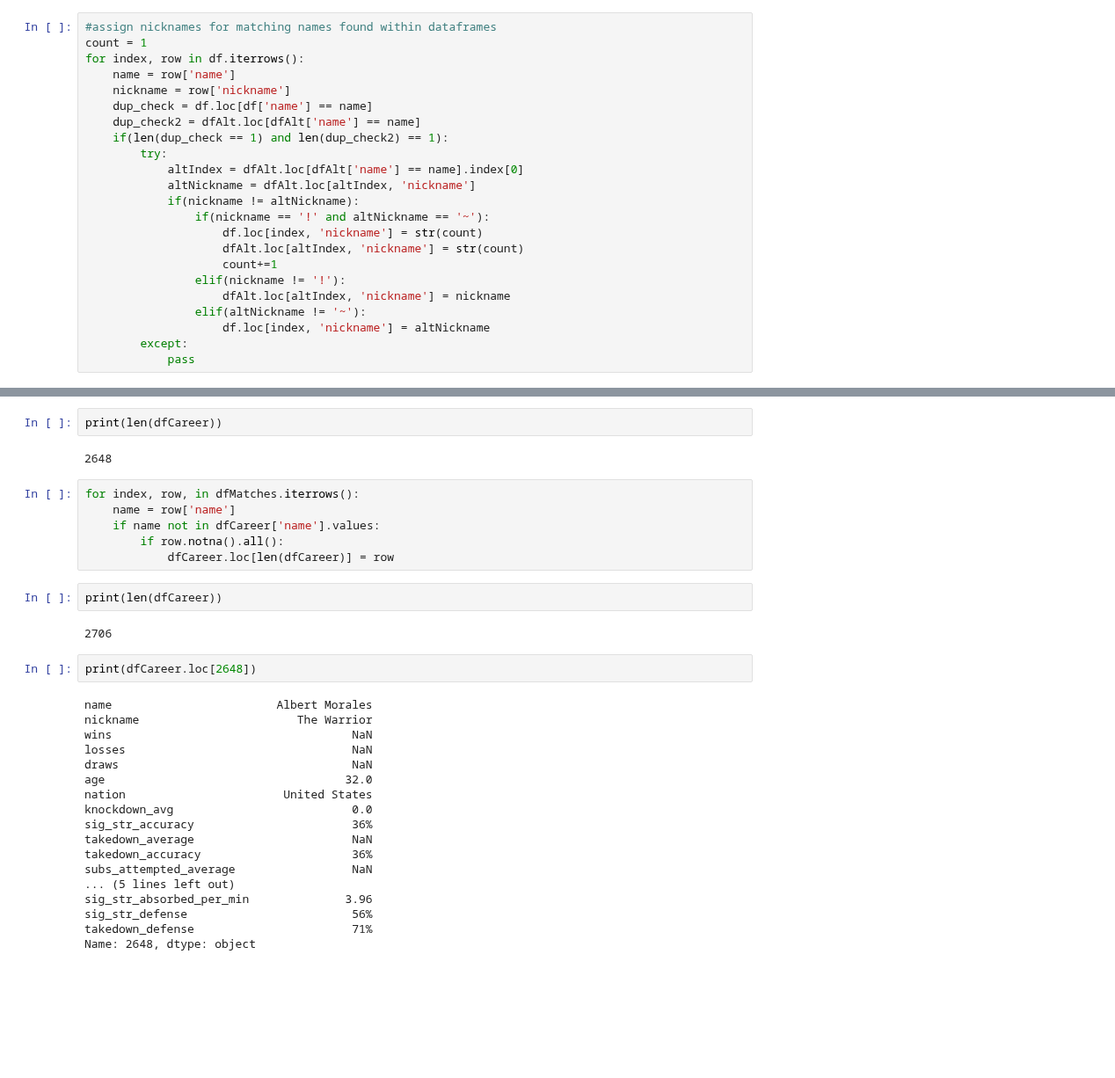
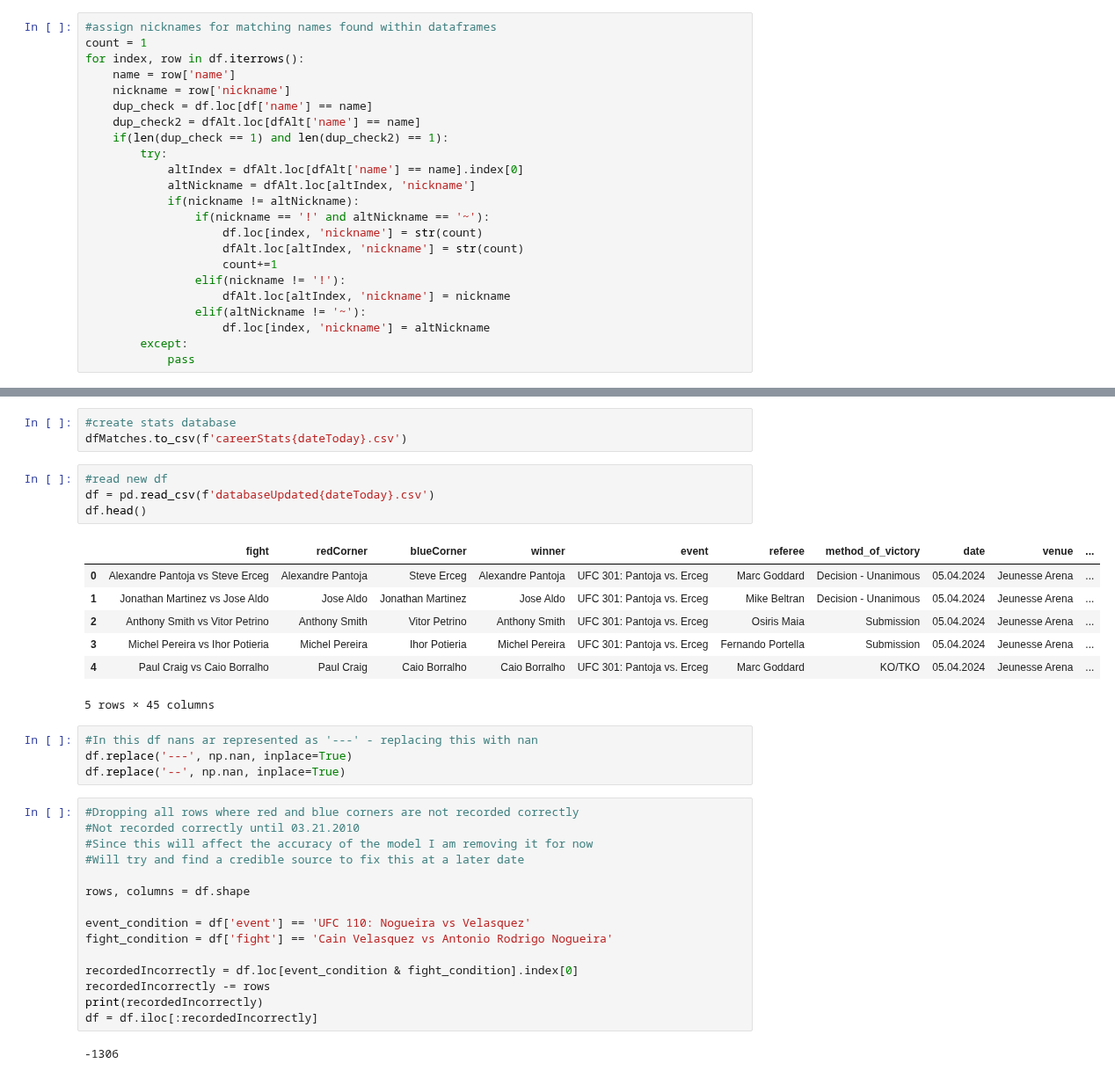
Before and after one commit to maxbraith/UFCModel, a Jupyter notebook: UFCModelGit/Tracking + Update/trackingAndUpdate.ipynb, the cells around one changed output, grey strips where cells are left out. Shown at 88% size. Drawn from its saved outputs; the diff is of its cells as text; blank space fills up the shorter version.

```diff
--- a/UFCModelGit/Tracking + Update/trackingAndUpdate.ipynb
+++ b/UFCModelGit/Tracking + Update/trackingAndUpdate.ipynb
@@ -2384,34 +2401,36 @@ dfCareer.head()
-# %%
-print(len(dfCareer))
-# %% [output]
-2648
-# %%
-for index, row, in dfMatches.iterrows():
-    name = row['name']
-    if name not in dfCareer['name'].values:
-        if row.notna().all():
-            dfCareer.loc[len(dfCareer)] = row
-# %%
-print(len(dfCareer))
-# %% [output]
-2706
-# %%
-print(dfCareer.loc[2648])
-# %% [output]
-name                        Albert Morales
-nickname                       The Warrior
-wins                                   NaN
-losses                                 NaN
-draws                                  NaN
-age                                   32.0
-nation                       United States
-knockdown_avg                          0.0
-sig_str_accuracy                       36%
-takedown_average                       NaN
-takedown_accuracy                      36%
-subs_attempted_average                 NaN
-... (5 lines left out)
-sig_str_absorbed_per_min              3.96
-sig_str_defense                        56%
-takedown_defense                       71%
-Name: 2648, dtype: object
+# %%
+#create stats database
+dfMatches.to_csv(f'careerStats{dateToday}.csv')
+# %%
+#read new df
+df = pd.read_csv(f'databaseUpdated{dateToday}.csv')
+df.head()
+# %% [output]
+|  | fight | redCorner | blueCorner | winner | event | referee | method_of_victory | date | venue | ... |
+| 0 | Alexandre Pantoja vs Steve Erceg | Alexandre Pantoja | Steve Erceg | Alexandre Pantoja | UFC 301: Pantoja vs. Erceg | Marc Goddard | Decision - Unanimous | 05.04.2024 | Jeunesse Arena | ... |
+| 1 | Jonathan Martinez vs Jose Aldo | Jose Aldo | Jonathan Martinez | Jose Aldo | UFC 301: Pantoja vs. Erceg | Mike Beltran | Decision - Unanimous | 05.04.2024 | Jeunesse Arena | ... |
+| 2 | Anthony Smith vs Vitor Petrino | Anthony Smith | Vitor Petrino | Anthony Smith | UFC 301: Pantoja vs. Erceg | Osiris Maia | Submission | 05.04.2024 | Jeunesse Arena | ... |
+| 3 | Michel Pereira vs Ihor Potieria | Michel Pereira | Ihor Potieria | Michel Pereira | UFC 301: Pantoja vs. Erceg | Fernando Portella | Submission | 05.04.2024 | Jeunesse Arena | ... |
+| 4 | Paul Craig vs Caio Borralho | Paul Craig | Caio Borralho | Caio Borralho | UFC 301: Pantoja vs. Erceg | Marc Goddard | KO/TKO | 05.04.2024 | Jeunesse Arena | ... |
+5 rows × 45 columns
+# %%
+#In this df nans ar represented as '---' - replacing this with nan
+df.replace('---', np.nan, inplace=True)
+df.replace('--', np.nan, inplace=True)
+# %%
+#Dropping all rows where red and blue corners are not recorded correctly
+#Not recorded correctly until 03.21.2010
+#Since this will affect the accuracy of the model I am removing it for now
+#Will try and find a credible source to fix this at a later date
+
+rows, columns = df.shape
+
+event_condition = df['event'] == 'UFC 110: Nogueira vs Velasquez'
+fight_condition = df['fight'] == 'Cain Velasquez vs Antonio Rodrigo Nogueira'
+
+recordedIncorrectly = df.loc[event_condition & fight_condition].index[0]
+recordedIncorrectly -= rows
+print(recordedIncorrectly)
+df = df.iloc[:recordedIncorrectly]
+# %% [output]
+-1306
```
Also changed, not shown: parts of 41 cells of this notebook, 10 other files.
